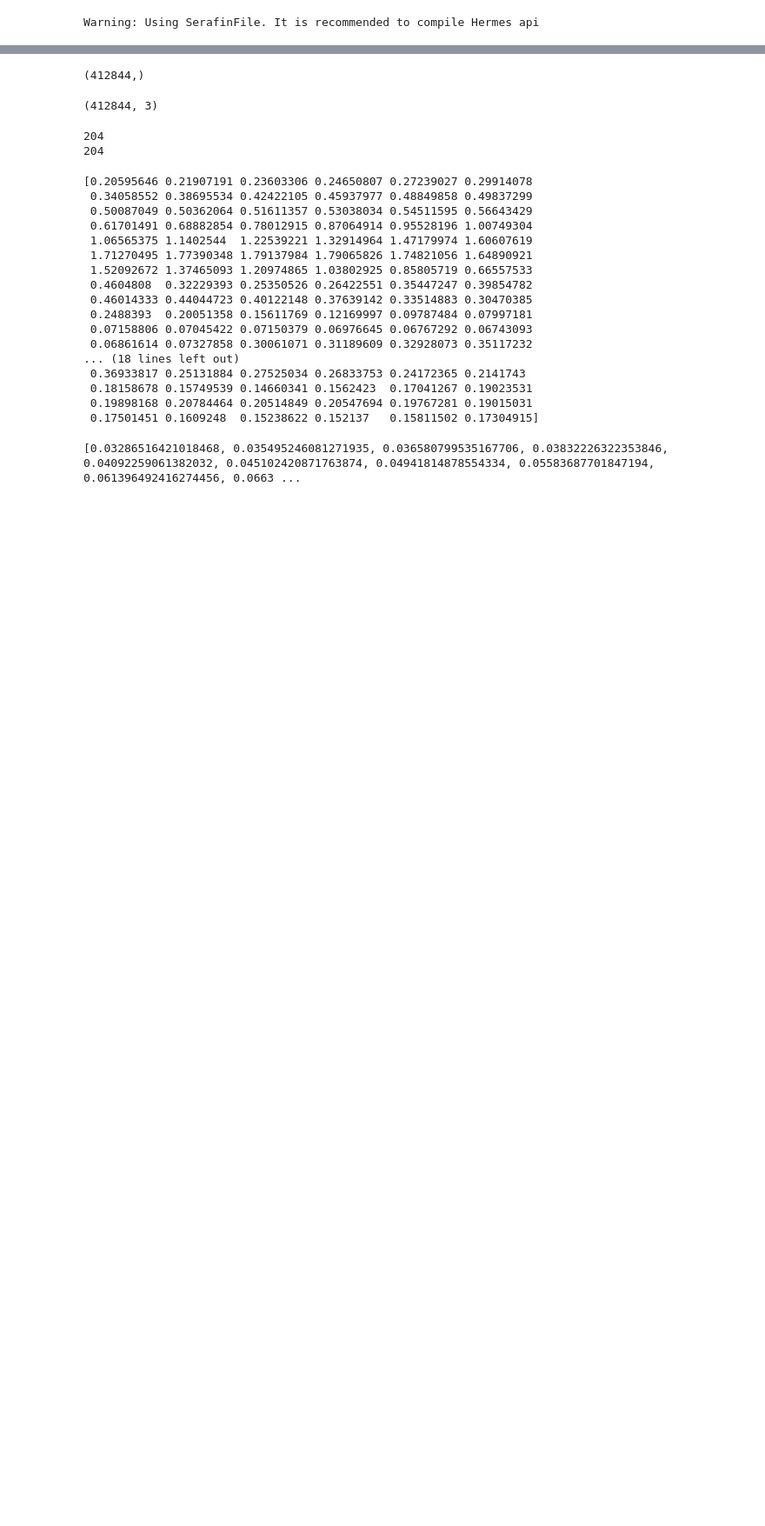
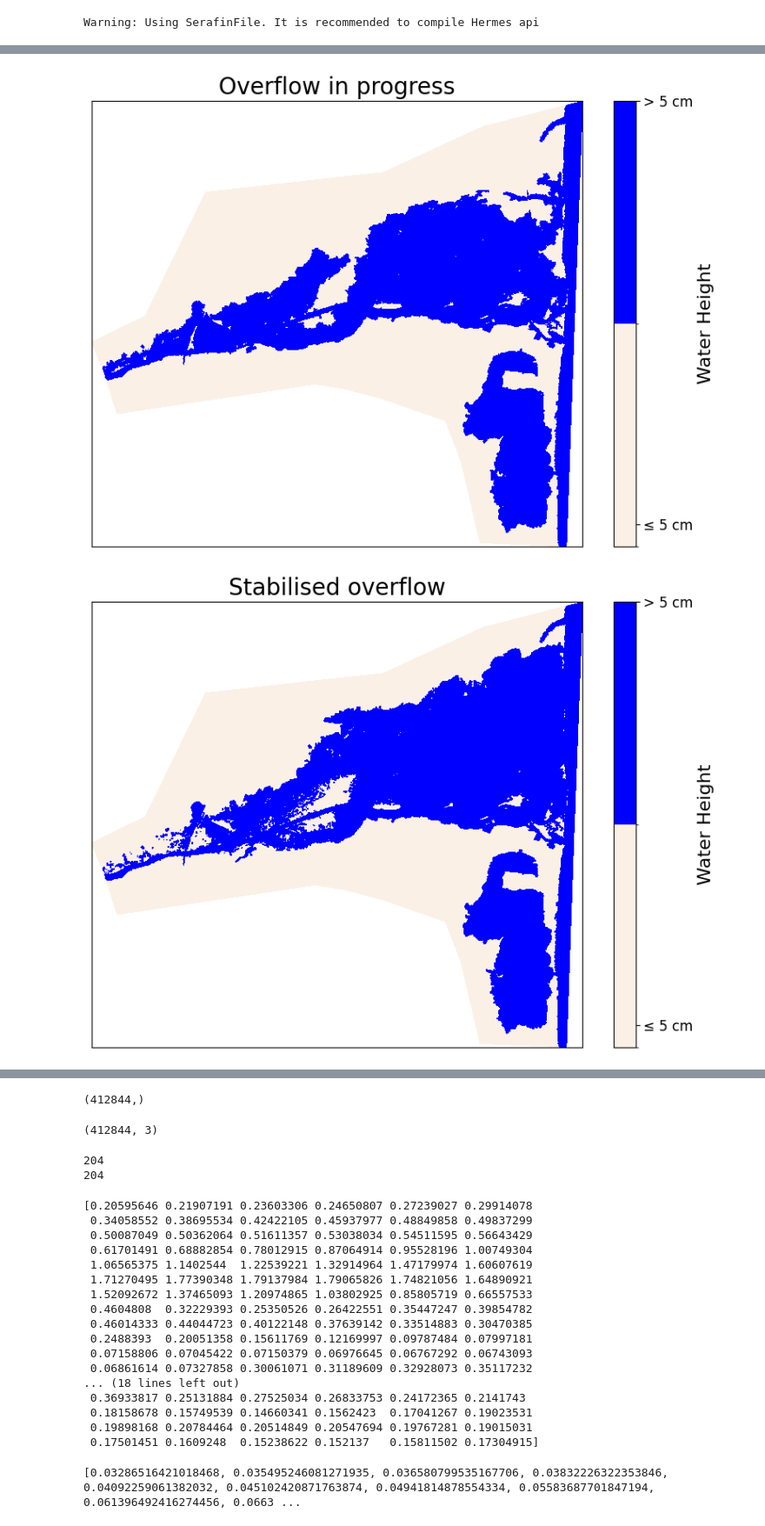
Before and after one commit to vmerc/gnn_modulus_test, a Jupyter notebook: jupyter/mesure_par_zone_irregulier.ipynb, the cells around one changed output, grey strips where cells are left out. Shown at 87% size. Saved outputs shown, nothing was run; the diff lists cells and outputs as text; code cells hidden in the pictures; blank space fills up the shorter version.

```diff
--- a/jupyter/mesure_par_zone_irregulier.ipynb
+++ b/jupyter/mesure_par_zone_irregulier.ipynb
@@ -334,0 +340,62 @@ for seq in sequences :
+# %%
+from matplotlib.colors import ListedColormap, BoundaryNorm
+import matplotlib.pyplot as plt
+import matplotlib.gridspec as gridspec
+import matplotlib.tri as tri
+
+# Supposons que data_pred, data_groundtruth, ori, et triangulation_fine sont déjà définis
+
+# Définir les couleurs pour la colormap binaire
+colors = ['linen', 'blue']
+cmap = ListedColormap(colors)
+
+triangulation_fine = tri.Triangulation(X[:, 0], X[:, 1], triangles)
+
+bounds_a_def = 0.05
+# Définir les limites pour la normalisation
+bounds = [0.0, bounds_a_def,np.array(fine_gd).max()]
+norm = BoundaryNorm(bounds, cmap.N)
+
+# Fonction pour tracer et enregistrer une figure
+def plot_and_save(data, title, filename, fontsize_titles=20, fontsize_labels=16, fontsize_ticks=12):
+    # Créer une nouvelle figure
+    fig, ax = plt.subplots(figsize=(8, 6))  # Taille de la figure ajustable
+
+    # Tracer les données
+    contour = ax.tricontourf(
+        triangulation_fine, data, levels=bounds, cmap=cmap, norm=norm, rasterized=True
+    )
+
+    # Définir le titre en anglais
+    ax.set_title(title, fontsize=fontsize_titles)
+
+    # Supprimer les ticks et labels si nécessaire
+    ax.set_xticks([])
+    ax.set_yticks([])
+
+    # Ajouter une barre de couleur
+    cbar = fig.colorbar(contour, ax=ax, ticks=[0.005, bounds[2]-0.005])
+    cbar.ax.set_yticklabels(['≤ 5 cm', '> 5 cm'])
+    cbar.ax.tick_params(labelsize=fontsize_ticks)
+    cbar.set_label('Water Height', fontsize=fontsize_labels)
+
+    # Ajuster la mise en page pour minimiser les espaces inutiles
+    plt.tight_layout()
+
+    # Enregistrer la figure avec une résolution réduite
+    plt.savefig(filename, dpi=150, bbox_inches='tight')
+    plt.show()
+    # Fermer la figure pour libérer de la mémoire
+    plt.close(fig)
+
+start = 2
+i=0
+title = ['Overflow in progress','Stabilised overflow','River recedes']
+for index in [35,43,53]:
+    time = int(index*30)+12*30
+    # Tracer et enregistrer chaque dataset comme une figure séparée
+    plot_and_save(fine_gd[start*68 + index][:,0], title[i], "./datas/floodmap_test_{}_time_{}.png".format(start,time))
+    i+=1
+# %% [output]
+[figure, added]
+[figure, added]
```
Also changed, not shown: parts of 5 cells of this notebook, 31 other files.
